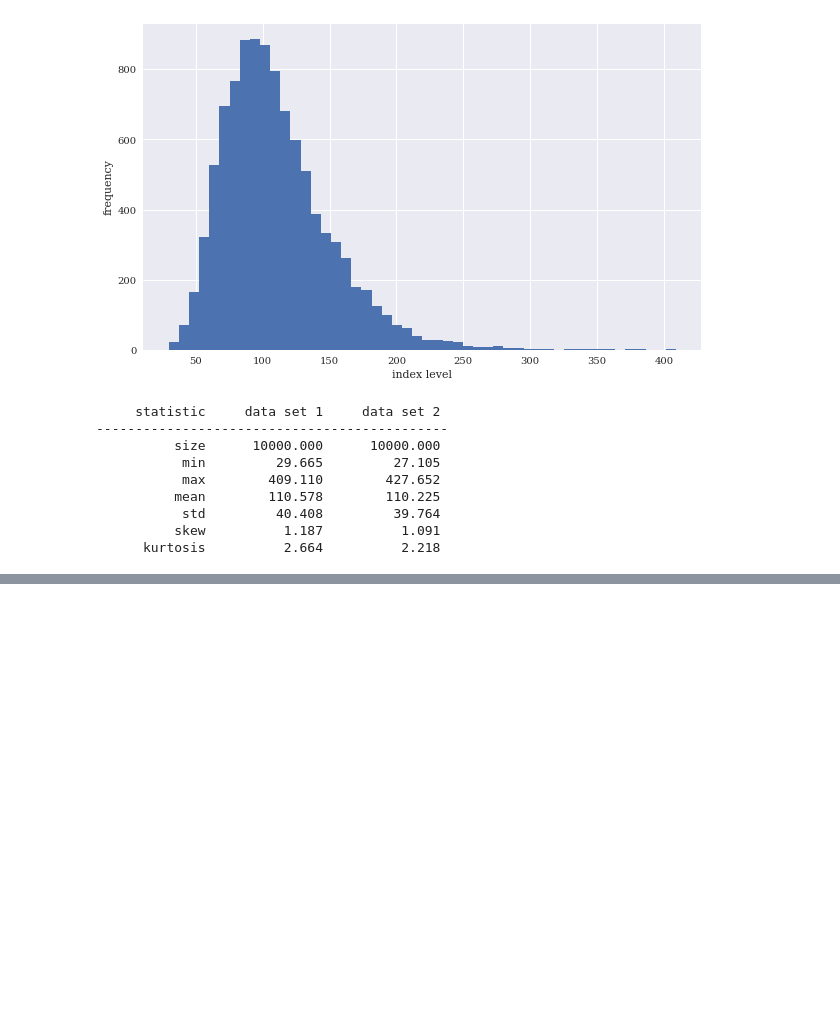
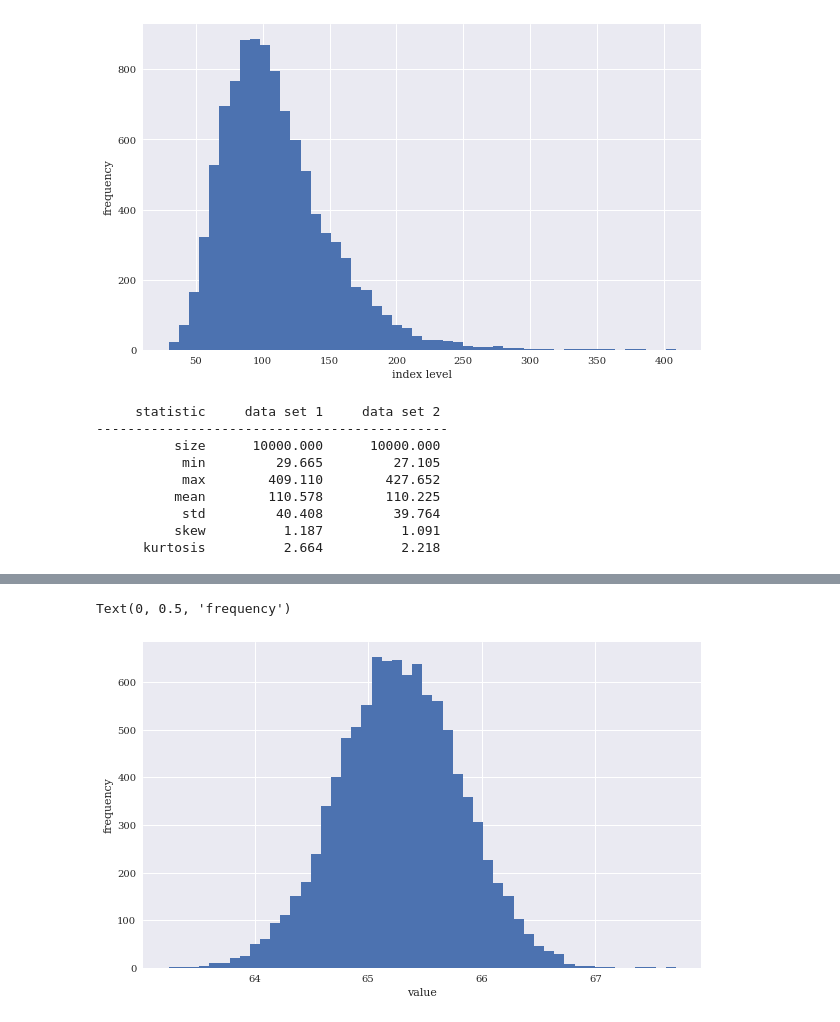
Before and after one commit to MuayThaiLegz/Financial-ML-, a Jupyter notebook: ml_data/Py_Fin_ch12.ipynb, the cells around one changed output, grey strips where cells are left out. Saved outputs shown, nothing was run; the diff lists cells and outputs as text; code cells hidden in the pictures; blank space fills up the shorter version.

```diff
--- a/ml_data/Py_Fin_ch12.ipynb
+++ b/ml_data/Py_Fin_ch12.ipynb
@@ -180,0 +243,40 @@ print_stats(ST1,ST2)
+# %%
+"""
+Square-root-diffusion
+'Mean-Reverting-Processes' are used to model short rates or volatility processes.
+
+The square-root disffusion has the convenient and realistic characteristic that the values of Xt remain strictly +.
+Whe discretzing it by an Euler scheme, negative values cannot be excluded.
+The reason why one works with + version of original simulated process.
+In the simulation code, one therefore needs two ndarray objects instead of only one.
+"""
+
+x0 = 0.05 # The initial value
+kappa = 3.0  # The mean reversion factor
+theta = 0.02 # The long-term mean value
+sigma = 0.1 # The volatility factor
+I = 10000 #
+M = 50
+dt = T / M
+
+def srd_euler():
+    xh = np.zeros((M + 1, I))
+    x = np.zeros_like(xh)
+    xh[0] = x0
+    x[0] = x0
+    for t in range(1,M +1):
+        xh[t] = (xh[t - 1] +
+                kappa + (theta - np.maximum(xh[t - 1], 0)) * dt +\
+                 sigma * np.sqrt(np.maximum(xh[t - 1], 0)) * math.sqrt(dt)\
+                 * npr.standard_normal(I)) # The simulation based on an Euler scheme
+    x = np.maximum(xh, 0 )
+    return x
+x1 = srd_euler()
+# %%
+plt.figure(figsize=(10, 6))
+plt.hist(x1[-1], bins=50)
+plt.xlabel('value')
+plt.ylabel('frequency')
+# %% [output]
+Text(0, 0.5, 'frequency')
+[figure, added]
```
Also changed, not shown: parts of 13 cells of this notebook.
